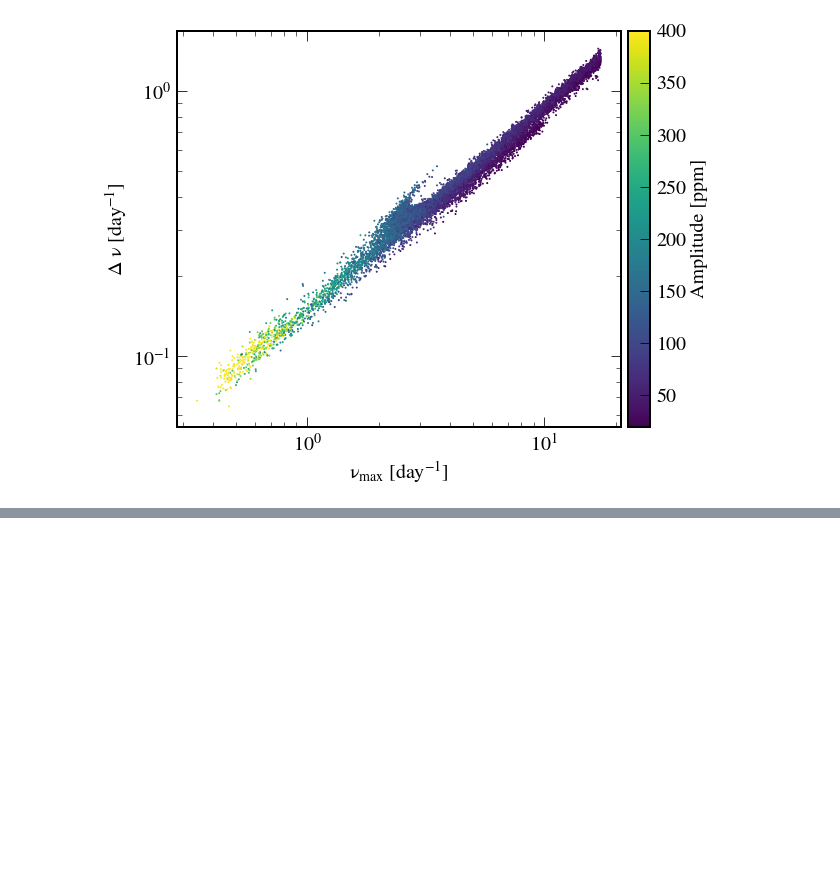
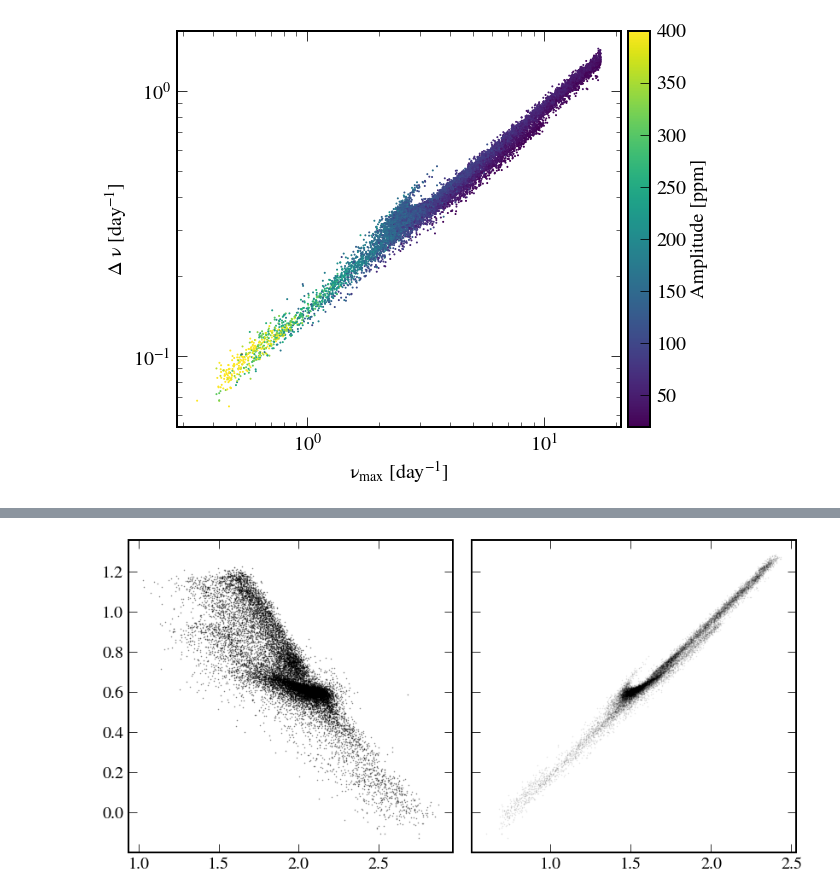
Before and after one commit to abonaca/tess_giants, a Jupyter notebook: notebooks/kepler_giants.ipynb, the cells around one changed output, grey strips where cells are left out. Saved outputs shown, nothing was run; the diff lists cells and outputs as text; code cells hidden in the pictures; blank space fills up the shorter version.

```diff
--- a/notebooks/kepler_giants.ipynb
+++ b/notebooks/kepler_giants.ipynb
@@ -147,0 +154,13 @@ plt.savefig('../plots/dnu_numax_log.png')
+# %%
+fig, ax = plt.subplots(1,2,figsize=(12,6), sharey=True)
+
+plt.sca(ax[0])
+# plt.plot(t['log_g_'], np.log10(t['A']), 'k.', ms=1, alpha=0.5)
+plt.plot(np.log10(t['A']), np.log10(t['Delnu']), 'k.', ms=1, alpha=0.5)
+
+plt.sca(ax[1])
+plt.plot(np.log10(t['numax']), np.log10(t['Delnu']), 'k.', ms=1, alpha=0.1)
+
+plt.tight_layout()
+# %% [output]
+[figure, added]
```
Also changed, not shown: parts of 8 cells of this notebook.
